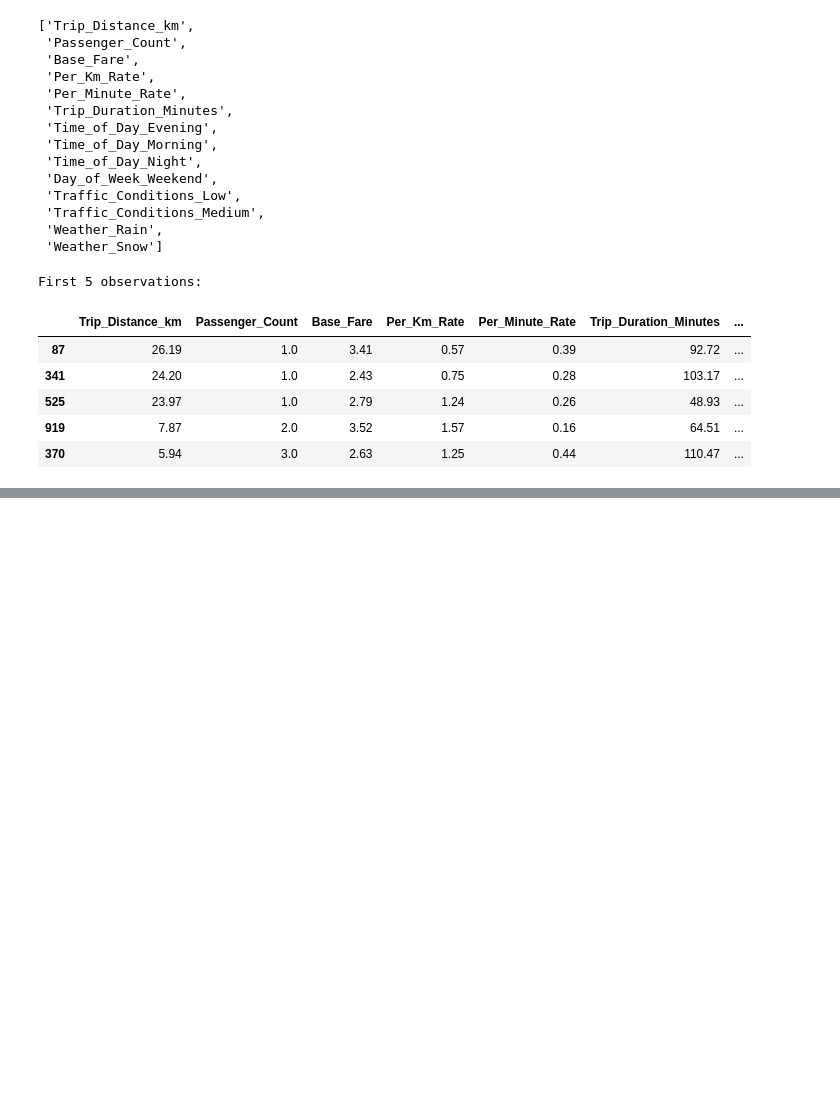
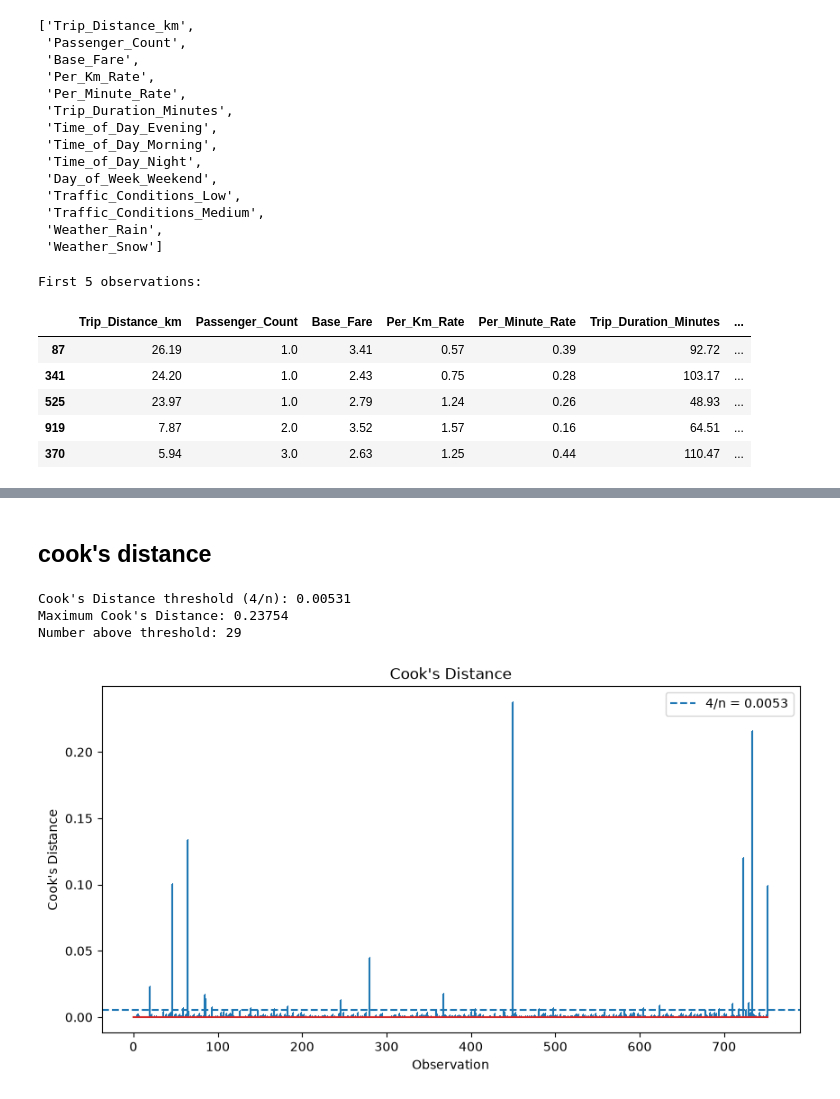
Before and after one commit to kurochan1901/115-1_Data-Analysis-and-Modeling, a Jupyter notebook: HW1/HW1.ipynb, the cells around one changed output, grey strips where cells are left out. Drawn from its saved outputs; the diff is of its cells as text; code cells hidden in the pictures; blank space fills up the shorter version.

```diff
--- a/HW1/HW1.ipynb
+++ b/HW1/HW1.ipynb
@@ -962,0 +1130,42 @@ First 5 observations:
+# %% [markdown]
+## cook's distance
+# %%
+# Influence Analysis - Cook's Distance
+
+influence = model.get_influence()
+cooks_d = influence.cooks_distance[0]
+
+# Common reference threshold
+threshold = 4 / len(X_train_ols)
+
+print("Cook's Distance threshold (4/n):", round(threshold, 5))
+print("Maximum Cook's Distance:", round(cooks_d.max(), 5))
+print("Number above threshold:", (cooks_d > threshold).sum())
+
+
+
+plt.figure(figsize=(10, 5))
+
+plt.stem(
+    np.arange(len(cooks_d)),
+    cooks_d,
+    markerfmt=","
+)
+
+plt.axhline(
+    threshold,
+    linestyle="--",
+    label=f"4/n = {threshold:.4f}"
+)
+
+plt.xlabel("Observation")
+plt.ylabel("Cook's Distance")
+plt.title("Cook's Distance")
+plt.legend()
+
+plt.show()
+# %% [output]
+Cook's Distance threshold (4/n): 0.00531
+Maximum Cook's Distance: 0.23754
+Number above threshold: 29
+[figure, added]
```
Also changed, not shown: parts of 10 cells of this notebook.
